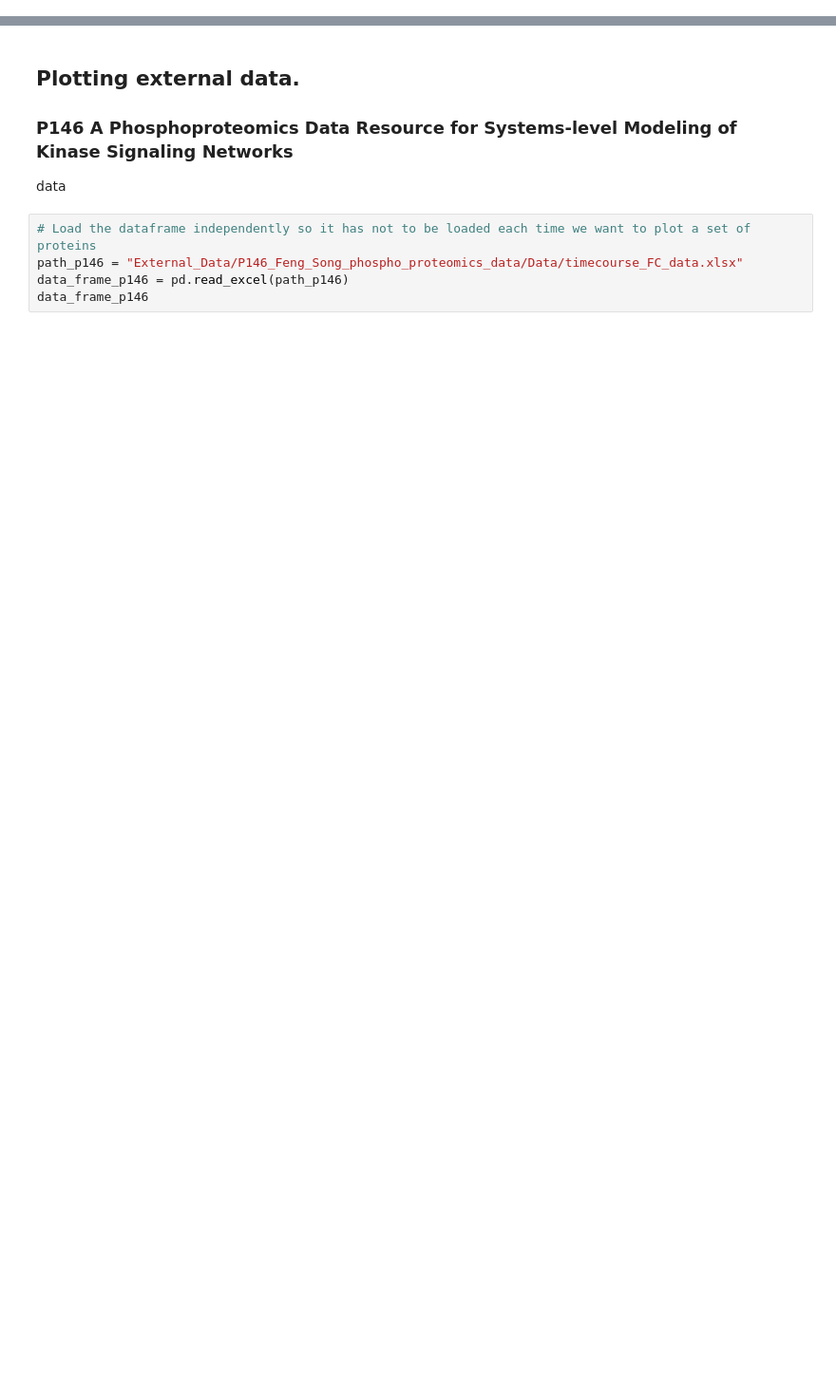
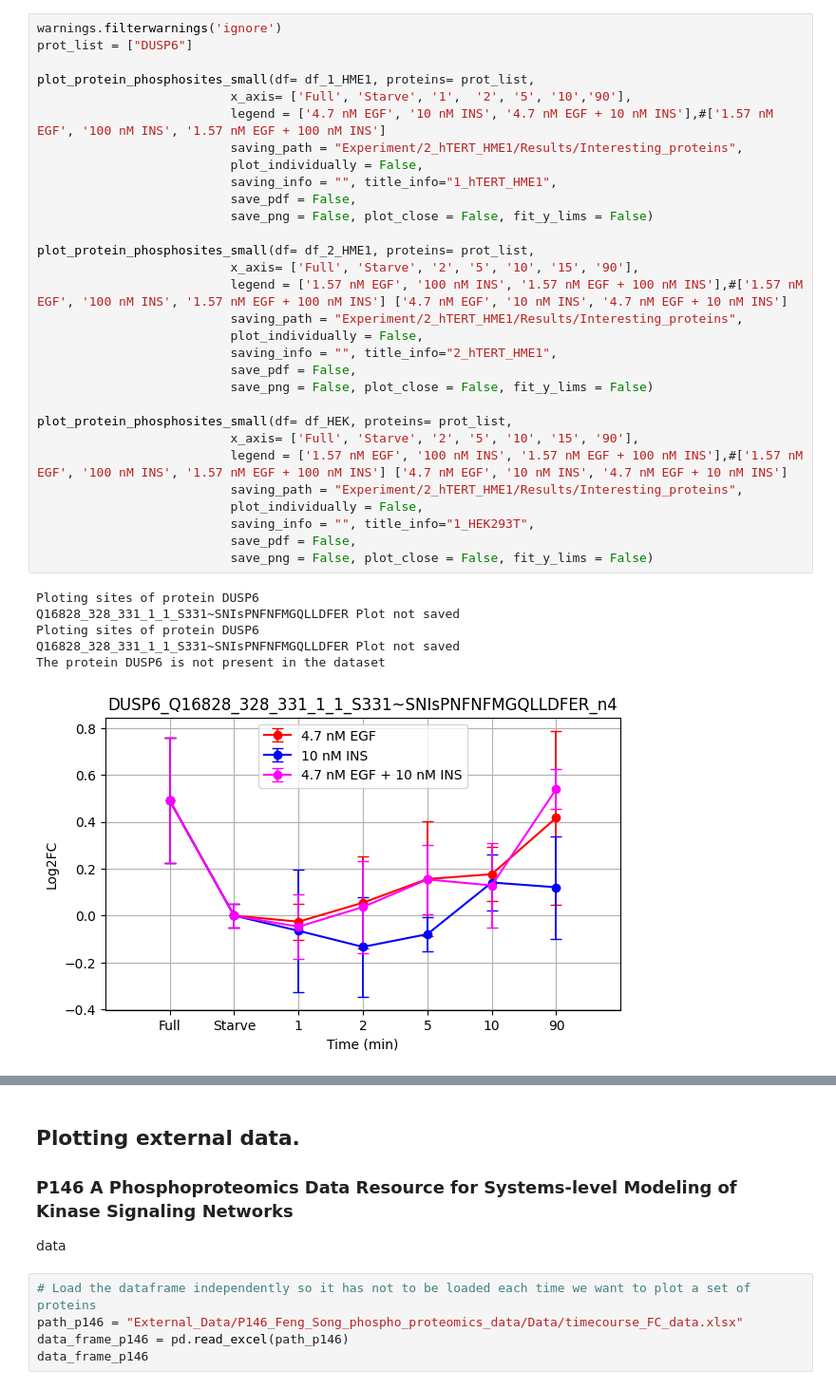
Before and after one commit to IgnacioNavas/TMT_Data_analysis, a Jupyter notebook: Plotting_data.ipynb, the cells around one changed output, grey strips where cells are left out. Shown at 95% size. Saved outputs shown, nothing was run; the diff lists cells and outputs as text; blank space fills up the shorter version.

```diff
--- a/Plotting_data.ipynb
+++ b/Plotting_data.ipynb
@@ -411,0 +52,37 @@ temporal regulation of EGF signaling networks by the scaffold protein Shc1: ["Q1
+# %%
+warnings.filterwarnings('ignore')
+prot_list = ["DUSP6"]
+
+plot_protein_phosphosites_small(df= df_1_HME1, proteins= prot_list,
+                          x_axis= ['Full', 'Starve', '1',  '2', '5', '10','90'],
+                          legend = ['4.7 nM EGF', '10 nM INS', '4.7 nM EGF + 10 nM INS'],#['1.57 nM EGF', '100 nM INS', '1.57 nM EGF + 100 nM INS']
+                          saving_path = "Experiment/2_hTERT_HME1/Results/Interesting_proteins",
+                          plot_individually = False,
+                          saving_info = "", title_info="1_hTERT_HME1",
+                          save_pdf = False,
+                          save_png = False, plot_close = False, fit_y_lims = False)
+
+plot_protein_phosphosites_small(df= df_2_HME1, proteins= prot_list,
+                          x_axis= ['Full', 'Starve', '2', '5', '10', '15', '90'],
+                          legend = ['1.57 nM EGF', '100 nM INS', '1.57 nM EGF + 100 nM INS'],#['1.57 nM EGF', '100 nM INS', '1.57 nM EGF + 100 nM INS'] ['4.7 nM EGF', '10 nM INS', '4.7 nM EGF + 10 nM INS']
+                          saving_path = "Experiment/2_hTERT_HME1/Results/Interesting_proteins",
+                          plot_individually = False,
+                          saving_info = "", title_info="2_hTERT_HME1",
+                          save_pdf = False,
+                          save_png = False, plot_close = False, fit_y_lims = False)
+
+plot_protein_phosphosites_small(df= df_HEK, proteins= prot_list,
+                          x_axis= ['Full', 'Starve', '2', '5', '10', '15', '90'],
+                          legend = ['1.57 nM EGF', '100 nM INS', '1.57 nM EGF + 100 nM INS'],#['1.57 nM EGF', '100 nM INS', '1.57 nM EGF + 100 nM INS'] ['4.7 nM EGF', '10 nM INS', '4.7 nM EGF + 10 nM INS']
+                          saving_path = "Experiment/2_hTERT_HME1/Results/Interesting_proteins",
+                          plot_individually = False,
+                          saving_info = "", title_info="1_HEK293T",
+                          save_pdf = False,
+                          save_png = False, plot_close = False, fit_y_lims = False)
+# %% [output]
+Ploting sites of protein DUSP6
+Q16828_328_331_1_1_S331~SNIsPNFNFMGQLLDFER Plot not saved
+Ploting sites of protein DUSP6
+Q16828_328_331_1_1_S331~SNIsPNFNFMGQLLDFER Plot not saved
+The protein DUSP6 is not present in the dataset
+[figure, added]
```
Also changed, not shown: parts of 19 cells of this notebook, 13 other files.
